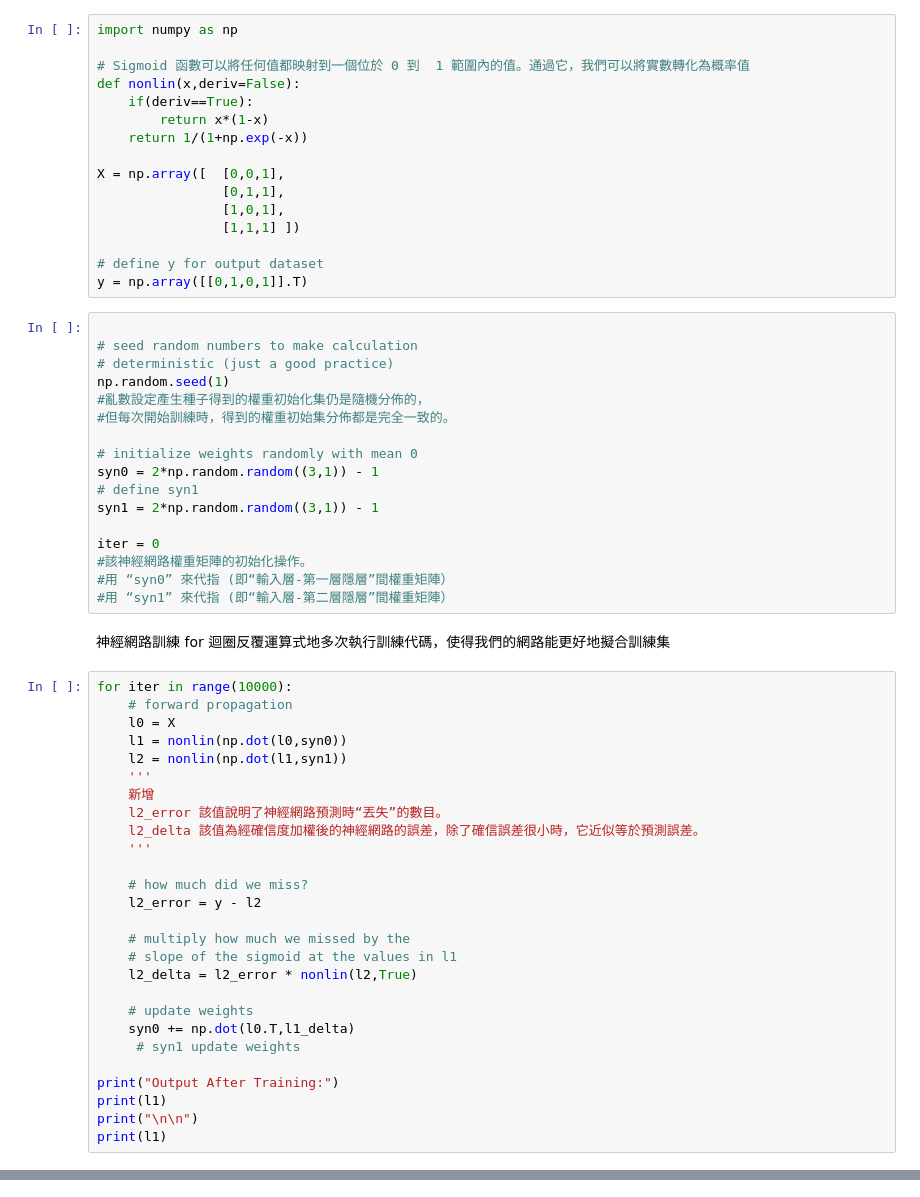
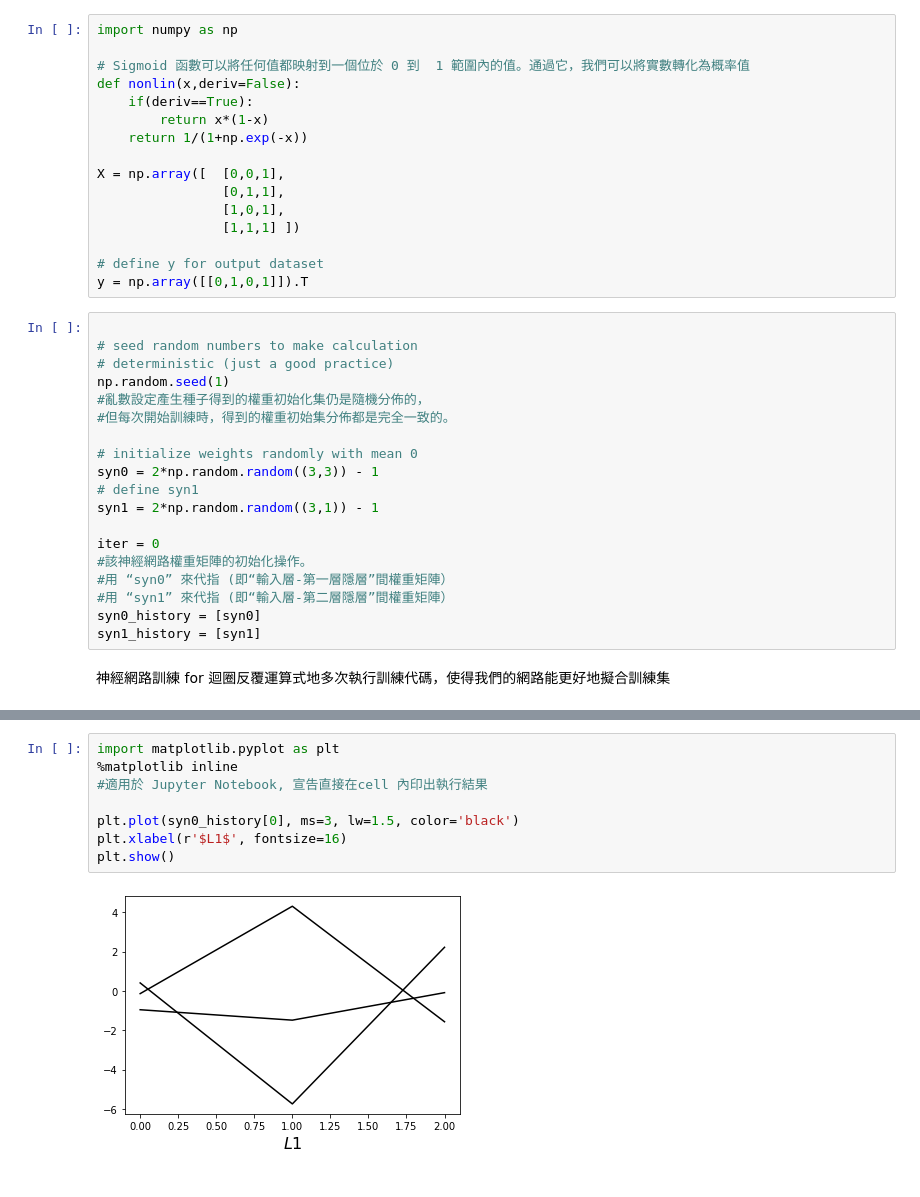
Before and after one commit to Chungchih/4th-ML100Days, a Jupyter notebook: homework/Day_075-Back_Propagation_HW.ipynb, the cells around one changed output, grey strips where cells are left out. Saved outputs shown, nothing was run; the diff lists cells and outputs as text.

```diff
--- a/homework/Day_075-Back_Propagation_HW.ipynb
+++ b/homework/Day_075-Back_Propagation_HW.ipynb
@@ -29,7 +29,7 @@ X = np.array([  [0,0,1],
                 [1,1,1] ])
 
 # define y for output dataset
-y = np.array([[0,1,0,1]].T)
+y = np.array([[0,1,0,1]]).T
 # %%
 
 # seed random numbers to make calculation
@@ -39,7 +39,7 @@ np.random.seed(1)
 #但每次開始訓練時，得到的權重初始集分佈都是完全一致的。
 
 # initialize weights randomly with mean 0
-syn0 = 2*np.random.random((3,1)) - 1
+syn0 = 2*np.random.random((3,3)) - 1
 # define syn1
 syn1 = 2*np.random.random((3,1)) - 1
 
@@ -47,33 +47,8 @@ iter = 0
 #該神經網路權重矩陣的初始化操作。
 #用 “syn0” 來代指 (即“輸入層-第一層隱層”間權重矩陣）
 #用 “syn1” 來代指 (即“輸入層-第二層隱層”間權重矩陣）
+syn0_history = [syn0]
+syn1_history = [syn1]
 # %% [markdown]
 神經網路訓練
 for 迴圈反覆運算式地多次執行訓練代碼，使得我們的網路能更好地擬合訓練集
-# %%
-for iter in range(10000):
-    # forward propagation
-    l0 = X
-    l1 = nonlin(np.dot(l0,syn0))
-    l2 = nonlin(np.dot(l1,syn1))
-    '''
-    新增
-    l2_error 該值說明了神經網路預測時“丟失”的數目。
-    l2_delta 該值為經確信度加權後的神經網路的誤差，除了確信誤差很小時，它近似等於預測誤差。
-    '''
-
-    # how much did we miss?
-    l2_error = y - l2
-
-    # multiply how much we missed by the
-    # slope of the sigmoid at the values in l1
-    l2_delta = l2_error * nonlin(l2,True)
-
-    # update weights
-    syn0 += np.dot(l0.T,l1_delta)
-     # syn1 update weights
-
-print("Output After Training:")
-print(l1)
-print("\n\n")
-print(l1)
@@ -79,0 +110,10 @@ print(l1)
+# %%
+import matplotlib.pyplot as plt
+%matplotlib inline
+#適用於 Jupyter Notebook, 宣告直接在cell 內印出執行結果
+
+plt.plot(syn0_history[0], ms=3, lw=1.5, color='black')
+plt.xlabel(r'$L1$', fontsize=16)
+plt.show()
+# %% [output]
+[figure, added]
```
Also changed, not shown: parts of 4 cells of this notebook.
